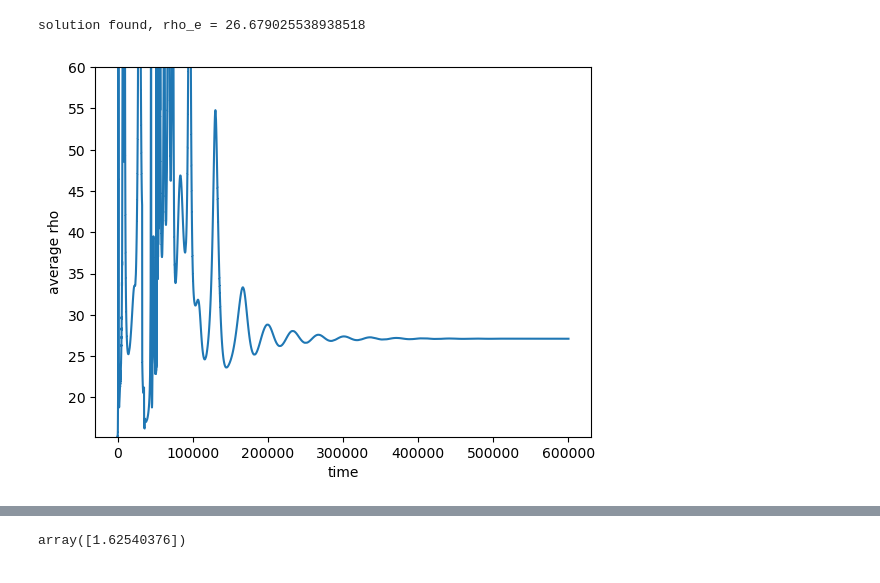
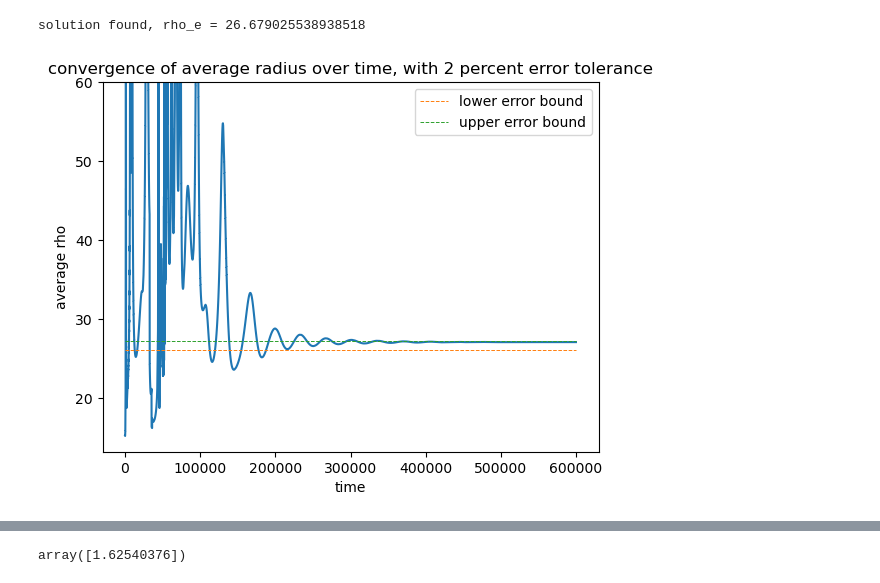
Before and after one commit to kiredoo/crazyflie-basics, a Jupyter notebook: cyclic_persuit_simulation/cyclic.ipynb, the cells around one changed output, grey strips where cells are left out. Saved outputs shown, nothing was run; the diff lists cells and outputs as text; code cells hidden in the pictures.

Commit message:
Save work before switching branches

```diff
--- a/cyclic_persuit_simulation/cyclic.ipynb
+++ b/cyclic_persuit_simulation/cyclic.ipynb
@@ -17,10 +17,11 @@ global control_signal
 global control_hold
 global control_rate
 global theta_dot_save
-global gamma_stability
+global gamma_save
 
 
 theta_dot_save = []
+gamma_save = []
 
 control_time_delay = 0.1
 
@@ -149,7 +150,7 @@ def u_t(xv,xb,heading):
 
 def u_t_j(xv,xb,heading):
     gamma = get_angle(xb[0] - xv[0],xb[1] - xv[1]) - heading
-    gamma_stability = gamma
+
     while (gamma>2*np.pi):
         gamma = gamma -2*np.pi
     while (gamma<0):
@@ -165,6 +166,13 @@ def u_t_j(xv,xb,heading):
     control_signal.append(u)
     return u
 
+def gamma_angle(xv,xb,heading):
+    gamma = get_angle(xb[0] - xv[0],xb[1] - xv[1]) - heading
+    while (gamma>2*np.pi):
+        gamma = gamma -2*np.pi
+    while (gamma<0):
+        gamma = gamma + 2*np.pi
+    return gamma
 
 def velocity(t,n):
     return np.ones(n)*v
@@ -182,10 +190,13 @@ def f_unicycle(t,x,n):
     xb = np.array([4 , 4])
     v_vec = velocity(t,n)
     theta_dot_vec = []
+    gamma_vec = []
     for i in range(n):
         theta_dot_vec.append(u_t(x[3*i:(3*i)+2],xb,x[(3*i)+2]) + u_t_j(x[3*i:(3*i)+2],x[3*((i+1)%n):(3*((i+1)%n))+2],x[(3*i)+2]))
+        gamma_vec.append(gamma_angle(x[3*i:(3*i)+2],xb,x[(3*i)+2]) + u_t_j(x[3*i:(3*i)+2],x[3*((i+1)%n):(3*((i+1)%n))+2],x[(3*i)+2]))
     rhs = []
     theta_dot_save.append(theta_dot_vec)
+    gamma_save.append(gamma_vec)
 
     for i in range(n):
         v = v_vec[i]
@@ -326,7 +337,7 @@ rho_min = 0.1
 rho_max = 70.0
 
 solution = root_scalar(f, bracket=[rho_min, rho_max], method = 'brentq')
-
+rho_e = solution.root
 if solution.converged:
     root = solution.root
     print(f'solution found, rho_e = {root}')
@@ -336,24 +347,30 @@ else:
 solution found, rho_e = 26.679025538938518
 # %%
 #plots average rotational radius
+tol = 0.02
+bound = [rho_e + rho_e * tol, rho_e - rho_e * tol]
 
 theta_dot_save = np.array(theta_dot_save)
 rho = abs(v / theta_dot_save)
 avg_rho = np.empty([rho.shape[0], 1])
 time = np.arange(0,T,dt)
 
 for i in range(rho.shape[0]):
     avg_rho[i] = np.average(rho[i,:])
 plt.plot(avg_rho)
+plt.plot([0, 600000],[bound[1],bound[1]], linestyle = '--', linewidth = 0.7, label = 'lower error bound')
+plt.plot([0, 600000],[bound[0],bound[0]], linestyle = '--', linewidth = 0.7, label = 'upper error bound')
 ax = plt.gca()
-ax.set_ylim([min(avg_rho), 60])
+ax.set_ylim([min(avg_rho)-2, 60])
 
-Error_percent = abs(avg_rho-solution.root) / solution.root * 100
+#Error_percent = abs(avg_rho-solution.root) / solution.root * 100
 
 
 
 plt.xlabel('time')
 plt.ylabel('average rho')
+ax.legend()
+ax.set_title('convergence of average radius over time, with 2 percent error tolerance')
 plt.show()
 # %% [output]
-[figure, old version]
+[figure, new version]
```
Also changed, not shown: parts of 6 cells of this notebook, 5 other files.
